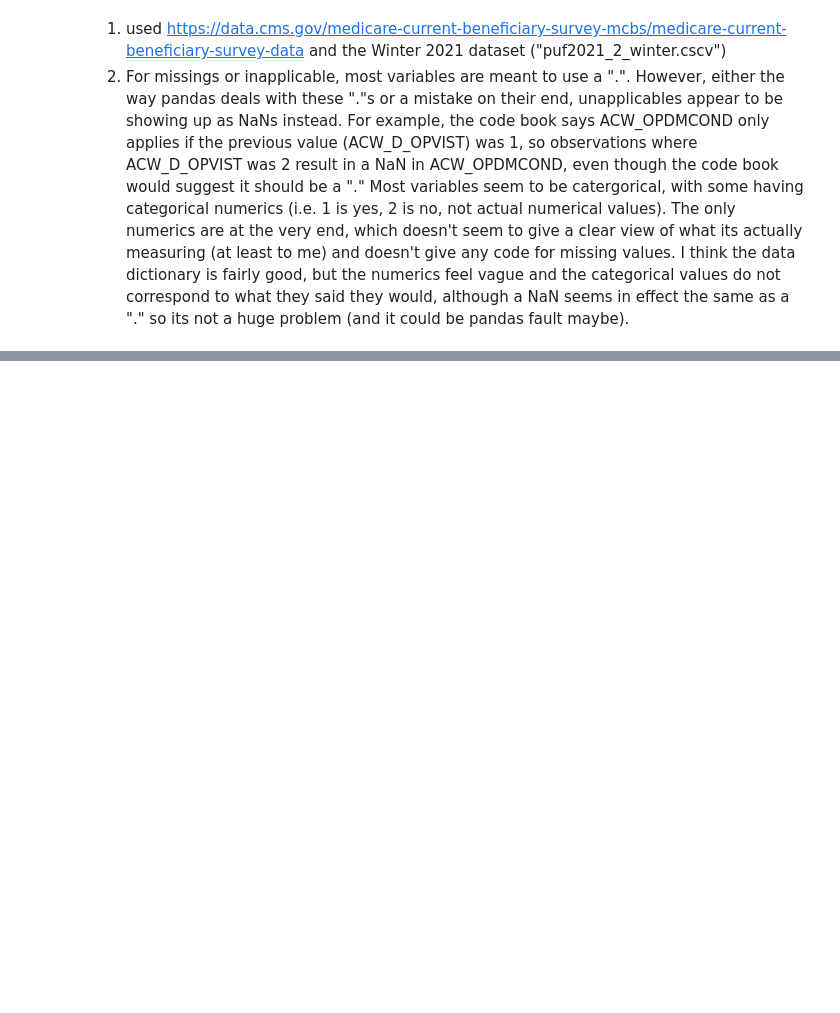
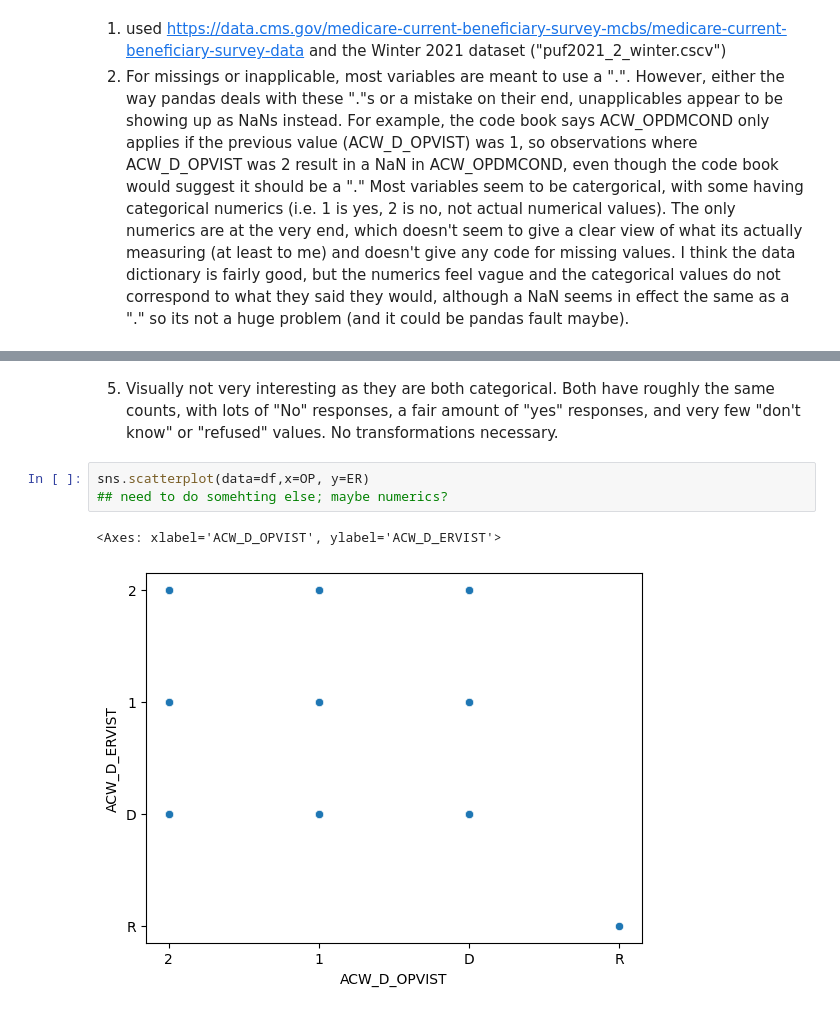
Before and after one commit to JulianKrese/visualization, a Jupyter notebook: assignment/assignment.ipynb, the cells around one changed output, grey strips where cells are left out. Cells and saved outputs as stored; diff of their text form; blank space fills up the shorter version.

```diff
--- a/assignment/assignment.ipynb
+++ b/assignment/assignment.ipynb
@@ -260,0 +278,8 @@ I chose outpatient ("OP visit in this or any of prev 2 rounds") and inpatient ("
+# %% [markdown]
+5. Visually not very interesting as they are both categorical. Both have roughly the same counts, with lots of "No" responses, a fair amount of "yes" responses, and very few "don't know" or "refused" values. No transformations necessary.
+# %%
+sns.scatterplot(data=df,x=OP, y=ER)
+## need to do somehting else; maybe numerics?
+# %% [output]
+<Axes: xlabel='ACW_D_OPVIST', ylabel='ACW_D_ERVIST'>
+[figure, added]
```
Also changed, not shown: parts of 7 cells of this notebook.
